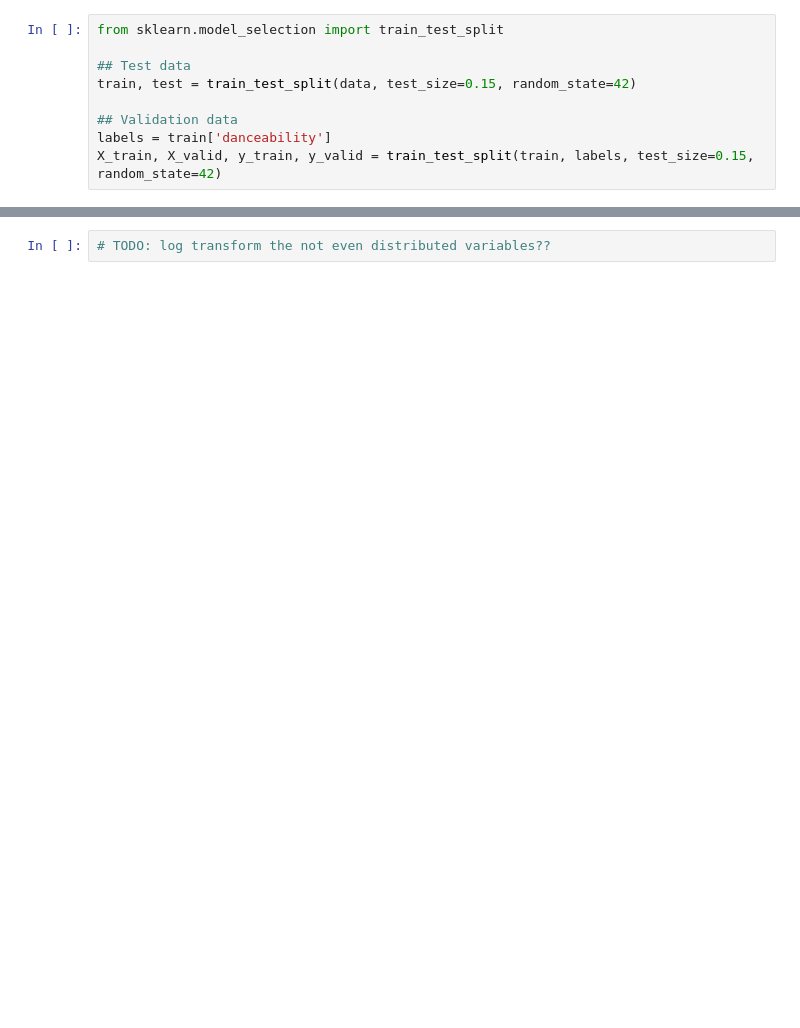
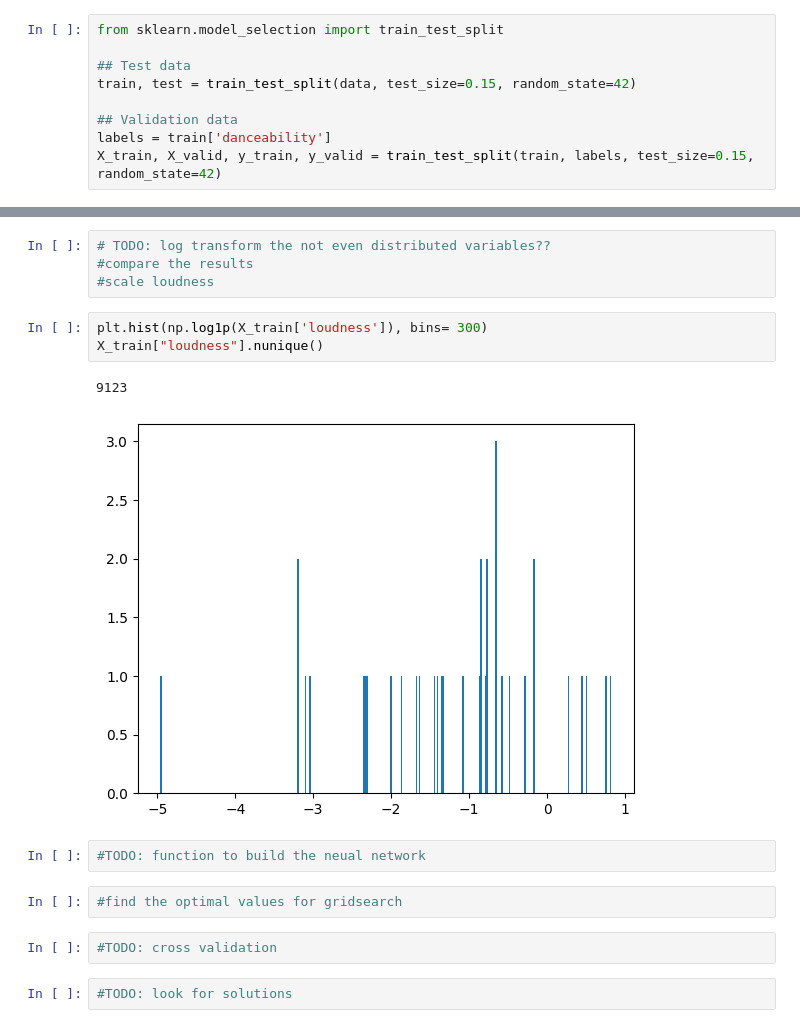
Before and after one commit to chrisizeh/ML-NN-Parameter-Search, a Jupyter notebook: src/Spotify.ipynb, the cells around one changed output, grey strips where cells are left out. Drawn from its saved outputs; the diff is of its cells as text; blank space fills up the shorter version.

```diff
--- a/src/Spotify.ipynb
+++ b/src/Spotify.ipynb
@@ -132,2 +158,18 @@ plt.show()
 # %%
 # TODO: log transform the not even distributed variables??
+#compare the results
+#scale loudness
+# %%
+plt.hist(np.log1p(X_train['loudness']), bins= 300)
+X_train["loudness"].nunique()
+# %% [output]
+9123
+[figure, added]
+# %%
+#TODO: function to build the neual network
+# %%
+#find the optimal values for gridsearch
+# %%
+#TODO: cross validation
+# %%
+#TODO: look for solutions
```
Also changed, not shown: parts of 12 cells of this notebook, 1 other file.
